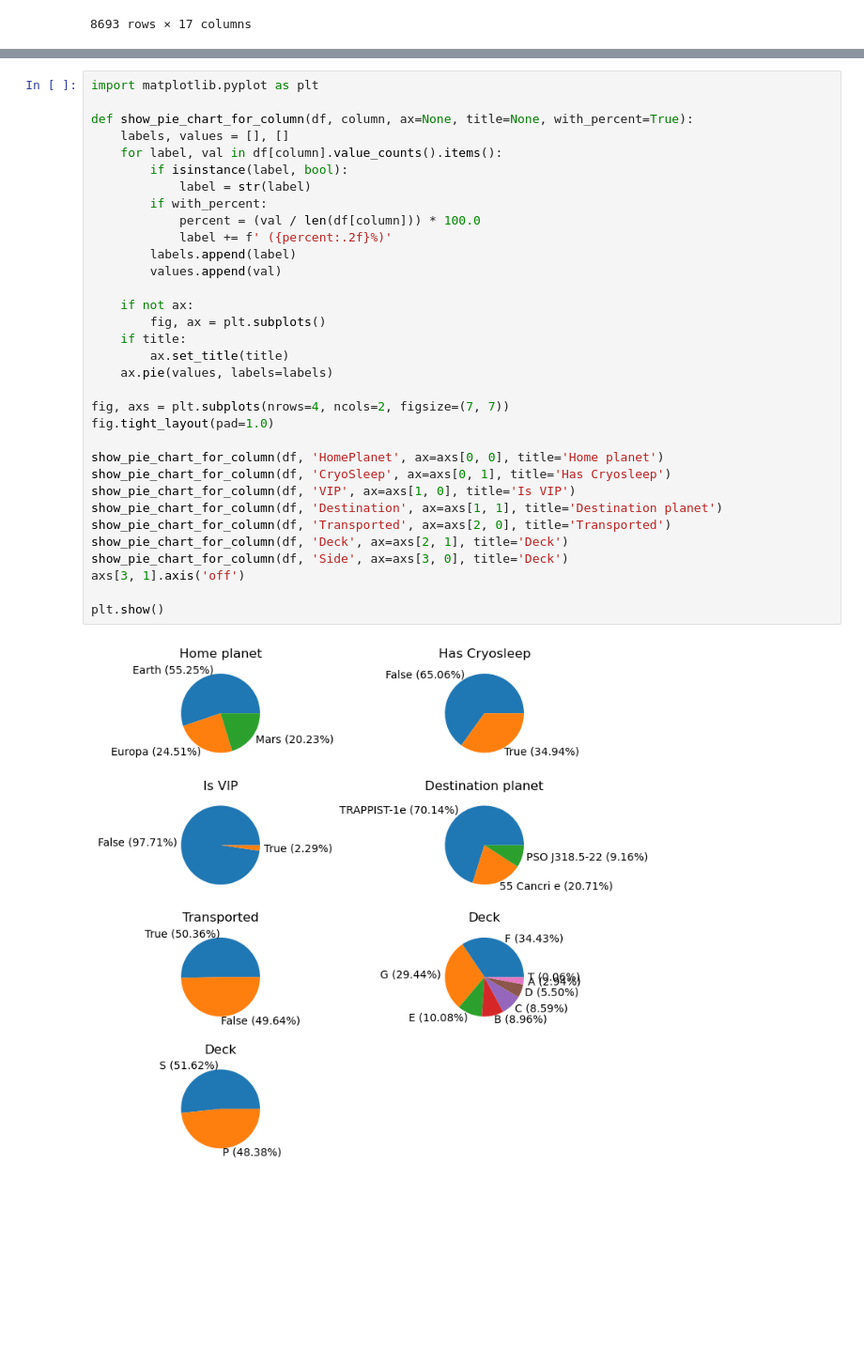
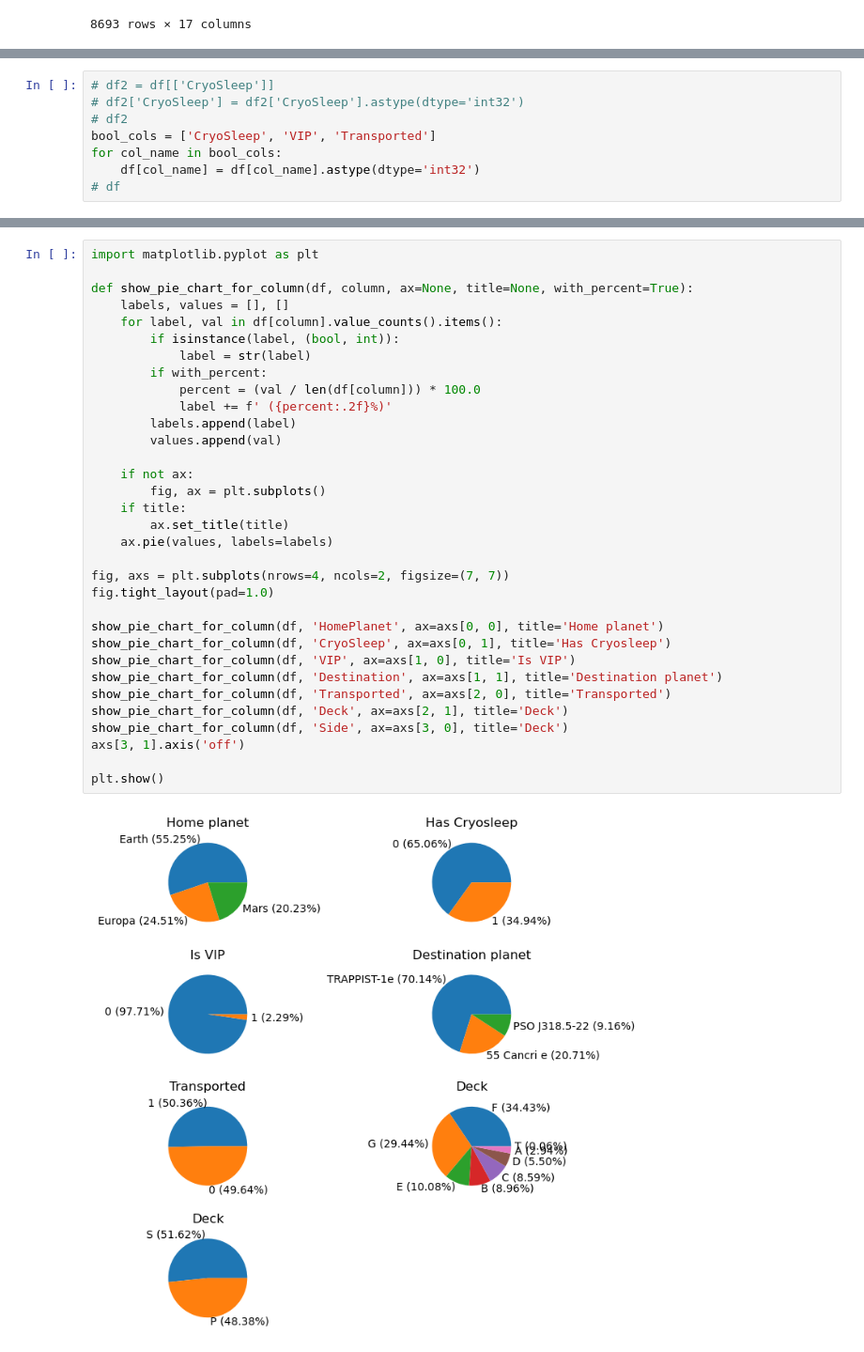
Before and after one commit to irvind/spaceship_titanic, a Jupyter notebook: spaceship_titanic.ipynb, the cells around one changed output, grey strips where cells are left out. Shown at 94% size. Saved outputs shown, nothing was run; the diff lists cells and outputs as text; blank space fills up the shorter version.

Commit message:
Turn category and bool columns to int

```diff
--- a/spaceship_titanic.ipynb
+++ b/spaceship_titanic.ipynb
@@ -229,0 +284,8 @@ df
+# %%
+# df2 = df[['CryoSleep']]
+# df2['CryoSleep'] = df2['CryoSleep'].astype(dtype='int32')
+# df2
+bool_cols = ['CryoSleep', 'VIP', 'Transported']
+for col_name in bool_cols:
+    df[col_name] = df[col_name].astype(dtype='int32')
+# df
@@ -233,35 +309,35 @@ import matplotlib.pyplot as plt
 def show_pie_chart_for_column(df, column, ax=None, title=None, with_percent=True):
     labels, values = [], []
     for label, val in df[column].value_counts().items():
-        if isinstance(label, bool):
+        if isinstance(label, (bool, int)):
             label = str(label)
         if with_percent:
             percent = (val / len(df[column])) * 100.0
             label += f' ({percent:.2f}%)'
         labels.append(label)
         values.append(val)
 
     if not ax:
         fig, ax = plt.subplots()
     if title:
         ax.set_title(title)
     ax.pie(values, labels=labels)
 
 fig, axs = plt.subplots(nrows=4, ncols=2, figsize=(7, 7))
 fig.tight_layout(pad=1.0)
 
 show_pie_chart_for_column(df, 'HomePlanet', ax=axs[0, 0], title='Home planet')
 show_pie_chart_for_column(df, 'CryoSleep', ax=axs[0, 1], title='Has Cryosleep')
 show_pie_chart_for_column(df, 'VIP', ax=axs[1, 0], title='Is VIP')
 show_pie_chart_for_column(df, 'Destination', ax=axs[1, 1], title='Destination planet')
 show_pie_chart_for_column(df, 'Transported', ax=axs[2, 0], title='Transported')
 show_pie_chart_for_column(df, 'Deck', ax=axs[2, 1], title='Deck')
 show_pie_chart_for_column(df, 'Side', ax=axs[3, 0], title='Deck')
 axs[3, 1].axis('off')
 
 plt.show()
 # %% [output]
-[figure, old version]
+[figure, new version]
 # %%
 import seaborn as sns
 
```
Also changed, not shown: parts of 4 cells of this notebook.
